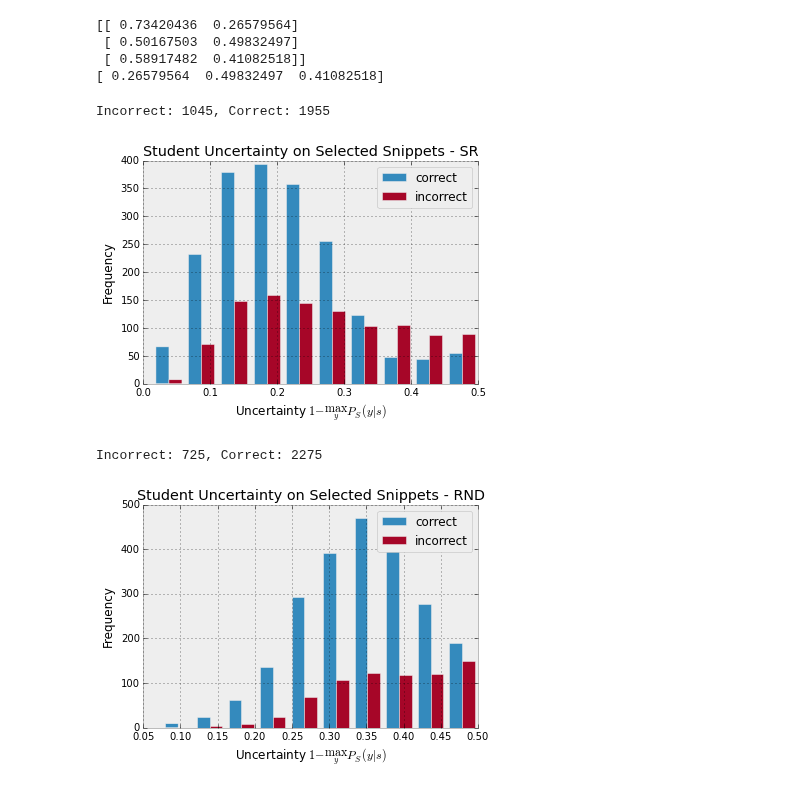
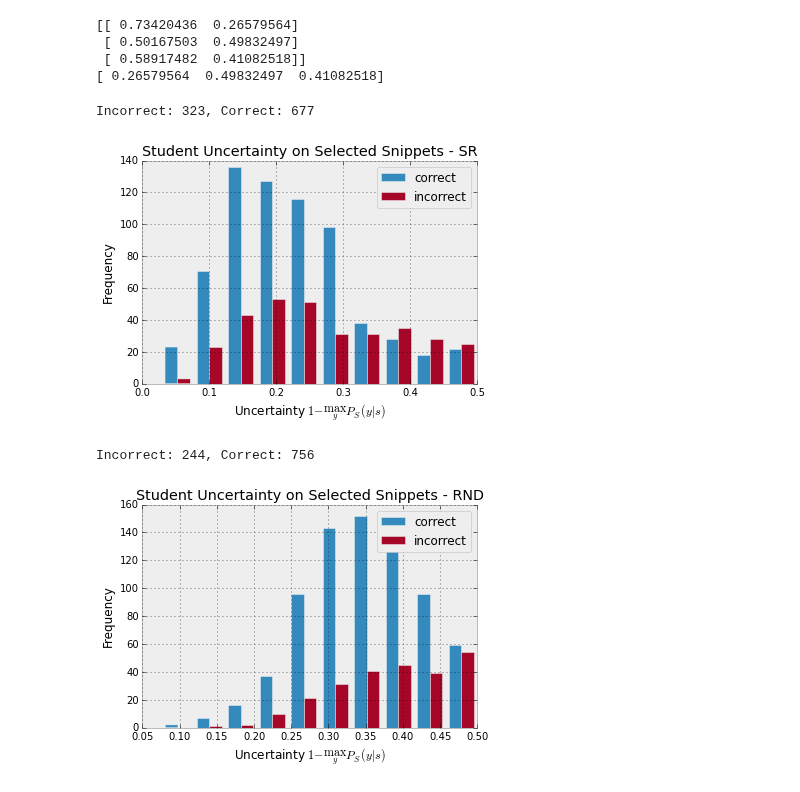
Before and after one commit to mramire8/notebooks, a Jupyter notebook: sr_analysis.ipynb, the cells around one changed output. Drawn from its saved outputs; the diff is of its cells as text; code cells hidden in the pictures.

```diff
--- a/sr_analysis.ipynb
+++ b/sr_analysis.ipynb
@@ -63,24 +63,25 @@ print unc_stu_sr[:3]
 # %%
 def plot_uncertainty(unc, correct, title):
     plt.hist([unc[correct],unc[-correct]],  bins=10,
              label=['correct','incorrect'])
     plt.title("Student Uncertainty on Selected Snippets - "+ title)
     plt.xlabel('Uncertainty $1 - \max_{y}P_S(y|s)$')
     plt.ylabel('Frequency')
     plt.legend()
+    plt.savefig("unc-"+title+".png")
 
-plot_uncertainty(unc_stu_sr, correct_st_sr, "SR")
-print "Incorrect: %s, Correct: %s" % (len(unc_stu_sr[-correct_st_sr]), len(unc_stu_sr[correct_st_sr]))
+plot_uncertainty(unc_stu_sr[:1000], correct_st_sr[:1000], "SR")
+print "Incorrect: %s, Correct: %s" % (len(unc_stu_sr[-correct_st_sr[:1000]]), len(unc_stu_sr[correct_st_sr[:1000]]))
 # %% [output]
-Incorrect: 1045, Correct: 1955
+Incorrect: 323, Correct: 677
-[figure, old version]
+[figure, new version]
 # %%
 unc_stu_rnd = get_uncertainty(rnd,type='student')
 unc_exp_rnd = get_uncertainty(rnd,type='expert')
 pred_stu_rnd = [f(x) for x in rnd[:,2]]
 correct_st_rnd = pred_stu_rnd == rnd[:,1]
-plot_uncertainty(unc_stu_rnd, correct_st_rnd, "RND")
-print "Incorrect: %s, Correct: %s" % (len(unc_stu_rnd[-correct_st_rnd]), len(unc_stu_rnd[correct_st_rnd]))
+plot_uncertainty(unc_stu_rnd[:1000], correct_st_rnd[:1000], "RND")
+print "Incorrect: %s, Correct: %s" % (len(unc_stu_rnd[-correct_st_rnd[:1000]]), len(unc_stu_rnd[correct_st_rnd[:1000]]))
 # %% [output]
-Incorrect: 725, Correct: 2275
+Incorrect: 244, Correct: 756
-[figure, old version]
+[figure, new version]
```
Also changed, not shown: parts of 4 cells of this notebook, 3 other files.
